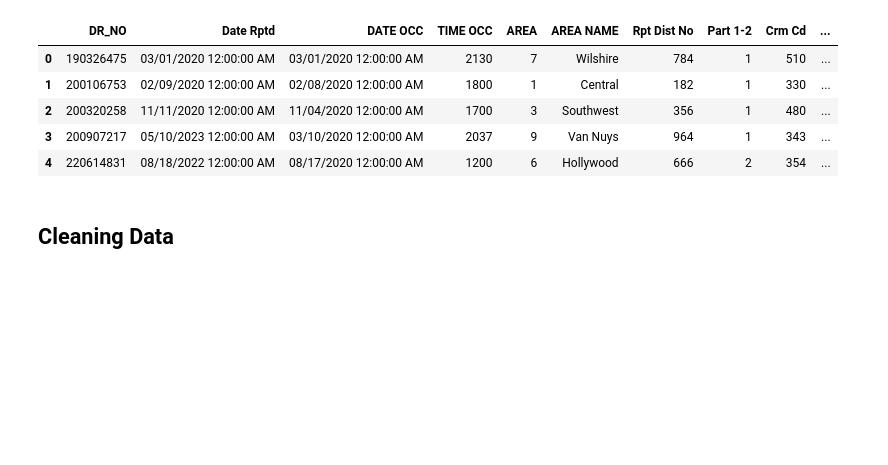
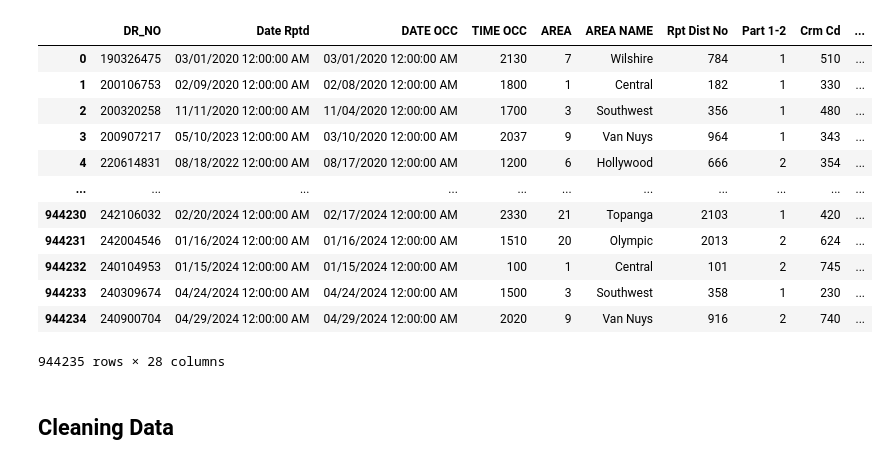
Before and after one commit to Mancini997/FirstLabWeek, a Jupyter notebook: Crime Project/Crimes_main.ipynb, the cells around one changed output. Saved outputs shown, nothing was run; the diff lists cells and outputs as text; code cells hidden in the pictures; blank space fills up the shorter version.

```diff
--- a/Crime Project/Crimes_main.ipynb
+++ b/Crime Project/Crimes_main.ipynb
@@ -10,14 +10,21 @@ import requests
 # %%
 crime_df = pd.read_csv('crime_data.csv')
 # %%
-crime_df.head(5)
+crime_df
 # %% [output]
 |  | DR_NO | Date Rptd | DATE OCC | TIME OCC | AREA | AREA NAME | Rpt Dist No | Part 1-2 | Crm Cd | ... |
 | 0 | 190326475 | 03/01/2020 12:00:00 AM | 03/01/2020 12:00:00 AM | 2130 | 7 | Wilshire | 784 | 1 | 510 | ... |
 | 1 | 200106753 | 02/09/2020 12:00:00 AM | 02/08/2020 12:00:00 AM | 1800 | 1 | Central | 182 | 1 | 330 | ... |
 | 2 | 200320258 | 11/11/2020 12:00:00 AM | 11/04/2020 12:00:00 AM | 1700 | 3 | Southwest | 356 | 1 | 480 | ... |
 | 3 | 200907217 | 05/10/2023 12:00:00 AM | 03/10/2020 12:00:00 AM | 2037 | 9 | Van Nuys | 964 | 1 | 343 | ... |
 | 4 | 220614831 | 08/18/2022 12:00:00 AM | 08/17/2020 12:00:00 AM | 1200 | 6 | Hollywood | 666 | 2 | 354 | ... |
+| ... | ... | ... | ... | ... | ... | ... | ... | ... | ... | ... |
+| 944230 | 242106032 | 02/20/2024 12:00:00 AM | 02/17/2024 12:00:00 AM | 2330 | 21 | Topanga | 2103 | 1 | 420 | ... |
+| 944231 | 242004546 | 01/16/2024 12:00:00 AM | 01/16/2024 12:00:00 AM | 1510 | 20 | Olympic | 2013 | 2 | 624 | ... |
+| 944232 | 240104953 | 01/15/2024 12:00:00 AM | 01/15/2024 12:00:00 AM | 100 | 1 | Central | 101 | 2 | 745 | ... |
+| 944233 | 240309674 | 04/24/2024 12:00:00 AM | 04/24/2024 12:00:00 AM | 1500 | 3 | Southwest | 358 | 1 | 230 | ... |
+| 944234 | 240900704 | 04/29/2024 12:00:00 AM | 04/29/2024 12:00:00 AM | 2020 | 9 | Van Nuys | 916 | 2 | 740 | ... |
+944235 rows × 28 columns
 # %% [markdown]
 ## Cleaning Data
 # %%
```
Also changed, not shown: parts of 7 cells of this notebook, 1 other file.
